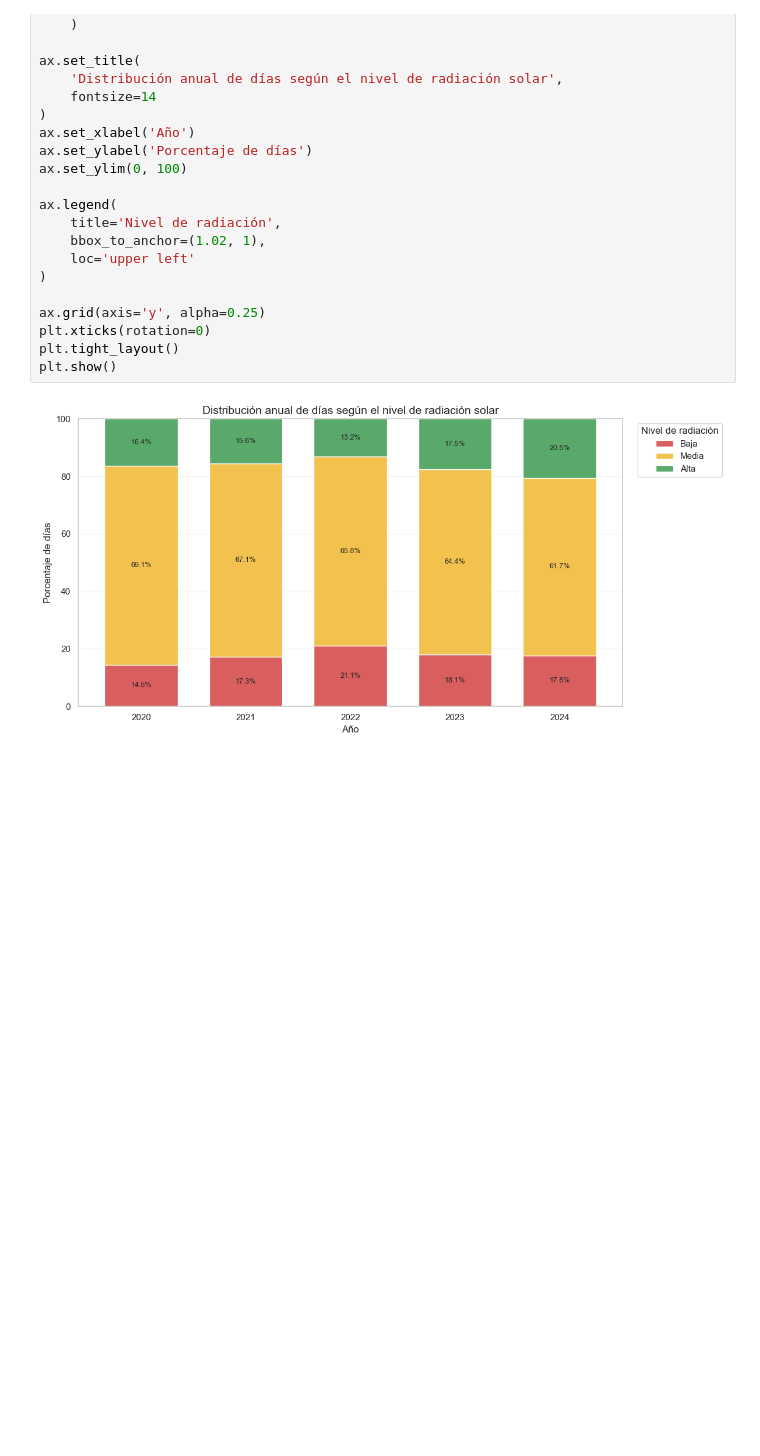
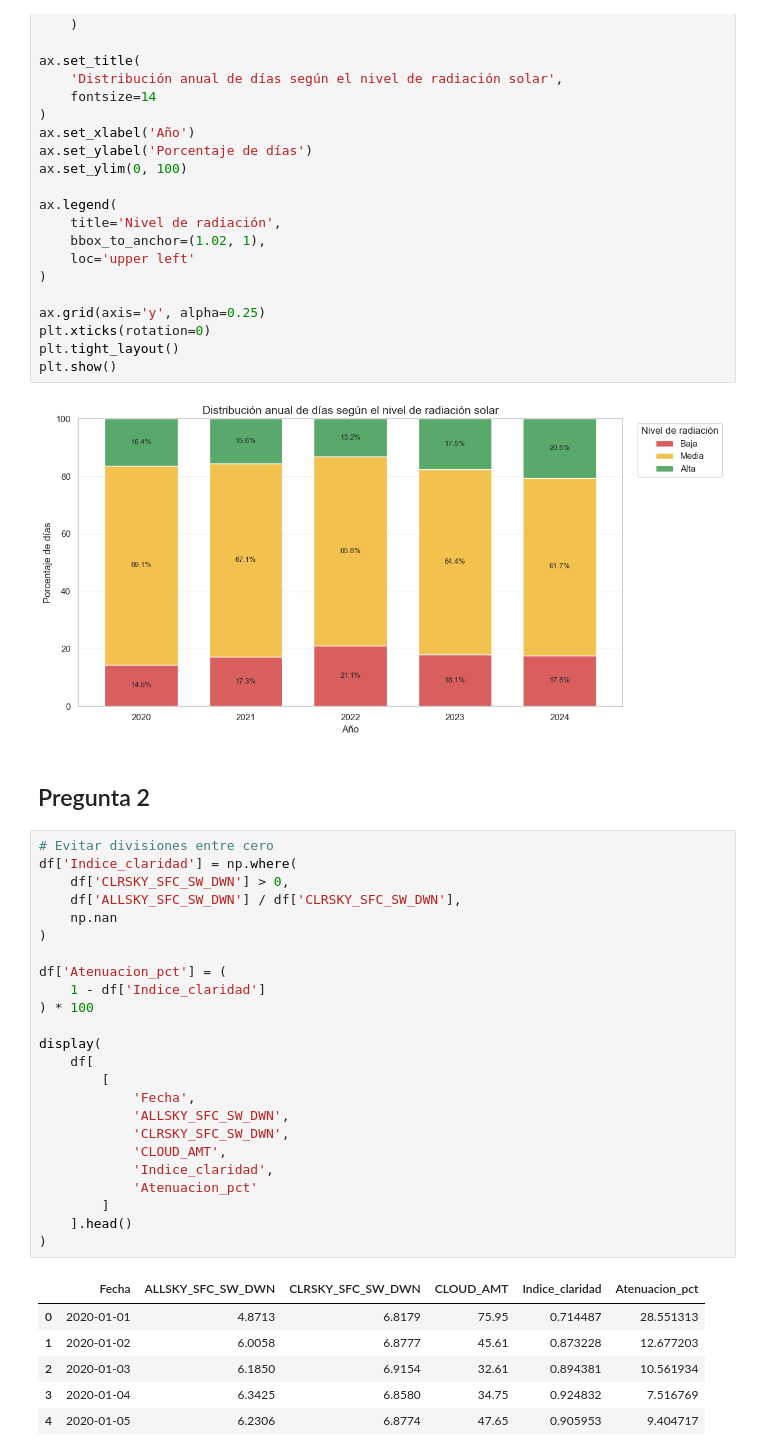
Before and after one commit to saralvillanu/solar_smart_predictive_analysis, a Jupyter notebook: EDA_Solar_Bogota.ipynb, the cells around one changed output. Drawn from its saved outputs; the diff is of its cells as text; blank space fills up the shorter version.

Commit message:
Posible solucion a la pregunta 2

```diff
--- a/EDA_Solar_Bogota.ipynb
+++ b/EDA_Solar_Bogota.ipynb
@@ -367,3 +399,36 @@ plt.tight_layout()
 plt.show()
 # %% [output]
 [figure]
+# %% [markdown]
+## Pregunta 2
+# %%
+# Evitar divisiones entre cero
+df['Indice_claridad'] = np.where(
+    df['CLRSKY_SFC_SW_DWN'] > 0,
+    df['ALLSKY_SFC_SW_DWN'] / df['CLRSKY_SFC_SW_DWN'],
+    np.nan
+)
+
+df['Atenuacion_pct'] = (
+    1 - df['Indice_claridad']
+) * 100
+
+display(
+    df[
+        [
+            'Fecha',
+            'ALLSKY_SFC_SW_DWN',
+            'CLRSKY_SFC_SW_DWN',
+            'CLOUD_AMT',
+            'Indice_claridad',
+            'Atenuacion_pct'
+        ]
+    ].head()
+)
+# %% [output]
+|  | Fecha | ALLSKY_SFC_SW_DWN | CLRSKY_SFC_SW_DWN | CLOUD_AMT | Indice_claridad | Atenuacion_pct |
+| 0 | 2020-01-01 | 4.8713 | 6.8179 | 75.95 | 0.714487 | 28.551313 |
+| 1 | 2020-01-02 | 6.0058 | 6.8777 | 45.61 | 0.873228 | 12.677203 |
+| 2 | 2020-01-03 | 6.1850 | 6.9154 | 32.61 | 0.894381 | 10.561934 |
+| 3 | 2020-01-04 | 6.3425 | 6.8580 | 34.75 | 0.924832 | 7.516769 |
+| 4 | 2020-01-05 | 6.2306 | 6.8774 | 47.65 | 0.905953 | 9.404717 |
```
Also changed, not shown: parts of 16 cells of this notebook.
